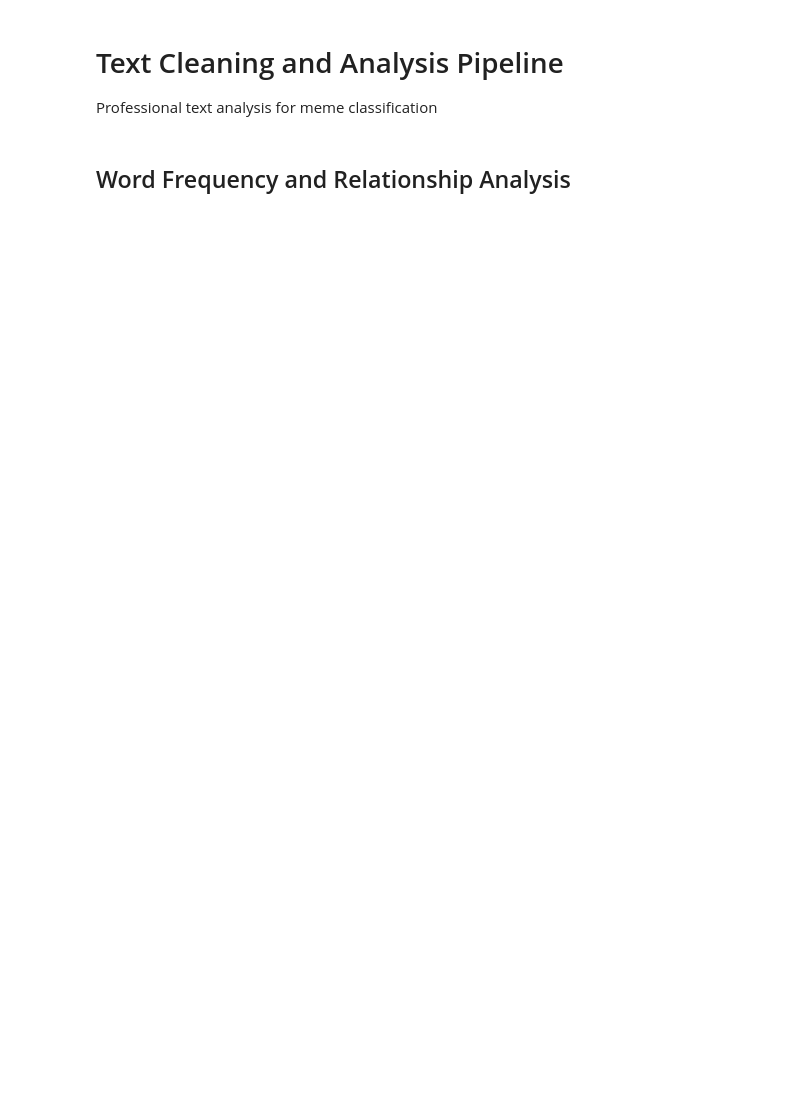
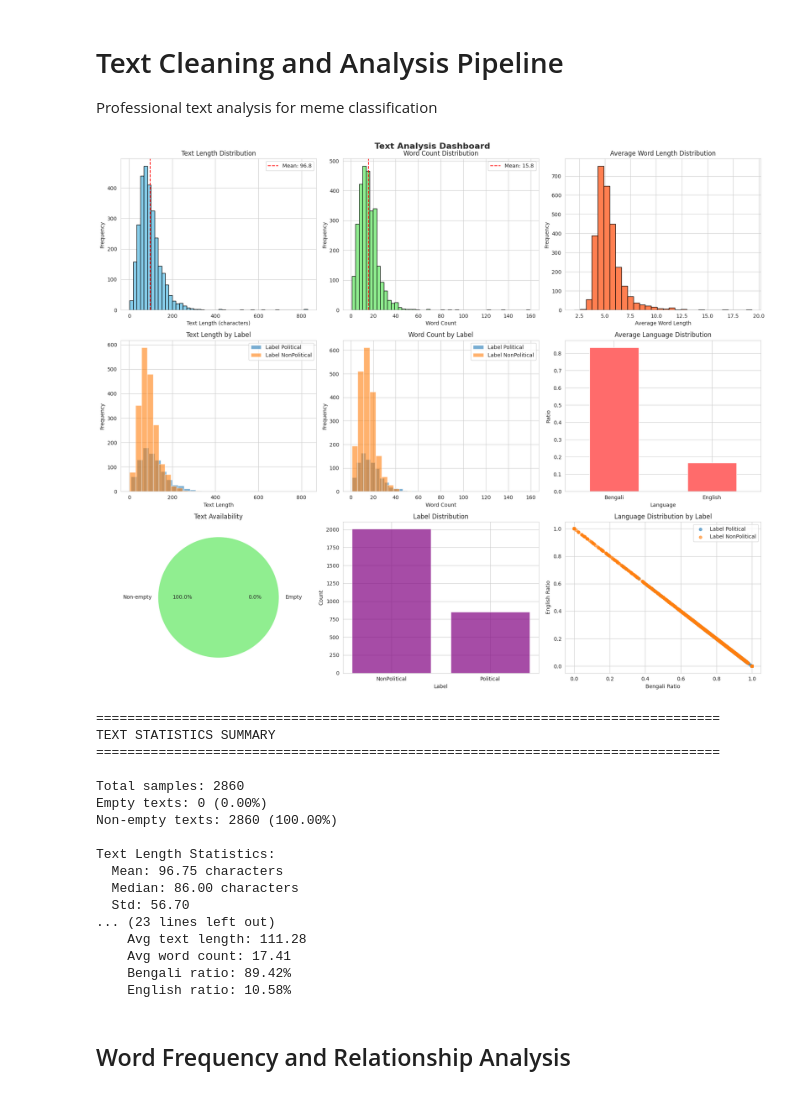
Before and after one commit to tam1mBD/bangla-political-memes-classification, a Jupyter notebook: text_analysis.ipynb, the cells around one changed output. Drawn from its saved outputs; the diff is of its cells as text; code cells hidden in the pictures; blank space fills up the shorter version.

```diff
--- a/text_analysis.ipynb
+++ b/text_analysis.ipynb
@@ -4,4 +11,4 @@ import pandas as pd #
 # %%
-train_df = pd.read_csv('/data/raw_text/train/train_dataset_cleaned.csv')
-test_df = pd.read_csv('/data/raw_text/test/test_dataset_cleaned.csv')
+train_df = pd.read_csv('data/process/train_dataset_cleaned.csv')
+test_df = pd.read_csv('data/process/test_dataset_cleaned.csv')
 train_df.head()
@@ -12,18 +60,14 @@ test_df.head()
 
 Professional text analysis for meme classification
 # %%
-import matplotlib.pyplot as plt
-import seaborn as sns
-from collections import Counter
-
 # Set style
 sns.set_style('whitegrid')
 plt.rcParams['figure.figsize'] = (15, 8)
 
 # Calculate text statistics
-train_df['text_length'] = train_df['Cleaned_Text'].str.len()
-train_df['word_count'] = train_df['Cleaned_Text'].str.split().str.len()
-train_df['avg_word_length'] = train_df['Cleaned_Text'].apply(
+train_df['text_length'] = train_df['Processed_Text'].str.len()
+train_df['word_count'] = train_df['Processed_Text'].str.split().str.len()
+train_df['avg_word_length'] = train_df['Processed_Text'].apply(
     lambda x: np.mean([len(word) for word in str(x).split()]) if len(str(x).split()) > 0 else 0
 )
 
@@ -38,7 +82,7 @@ def detect_language_ratio(text):
         return 0, 0, 0
     return bengali_chars/total, english_chars/total, total
 
-train_df[['bengali_ratio', 'english_ratio', 'char_count']] = train_df['Cleaned_Text'].apply(
+train_df[['bengali_ratio', 'english_ratio', 'char_count']] = train_df['Processed_Text'].apply(
     lambda x: pd.Series(detect_language_ratio(x))
 )
 
@@ -99,8 +143,8 @@ axes[1, 2].set_xticklabels(['Bengali', 'English'], rotation=0)
 axes[1, 2].legend().remove()
 
 # 7. Empty vs non-empty texts
-empty_count = (train_df['Cleaned_Text'] == '').sum()
-non_empty_count = (train_df['Cleaned_Text'] != '').sum()
+empty_count = (train_df['Processed_Text'] == '').sum()
+non_empty_count = (train_df['Processed_Text'] != '').sum()
 axes[2, 0].pie([empty_count, non_empty_count], labels=['Empty', 'Non-empty'],
                autopct='%1.1f%%', colors=['#FFB6C1', '#90EE90'])
 axes[2, 0].set_title('Text Availability')
@@ -127,33 +171,52 @@ plt.show()
 
 # Print summary statistics
 print("\n" + "="*80)
 print("TEXT STATISTICS SUMMARY")
 print("="*80)
 print(f"\nTotal samples: {len(train_df)}")
 print(f"Empty texts: {empty_count} ({empty_count/len(train_df)*100:.2f}%)")
 print(f"Non-empty texts: {non_empty_count} ({non_empty_count/len(train_df)*100:.2f}%)")
 print(f"\nText Length Statistics:")
 print(f"  Mean: {train_df['text_length'].mean():.2f} characters")
 print(f"  Median: {train_df['text_length'].median():.2f} characters")
 print(f"  Std: {train_df['text_length'].std():.2f}")
 print(f"  Min: {train_df['text_length'].min()}")
 print(f"  Max: {train_df['text_length'].max()}")
 print(f"\nWord Count Statistics:")
 print(f"  Mean: {train_df['word_count'].mean():.2f} words")
 print(f"  Median: {train_df['word_count'].median():.2f} words")
 print(f"  Std: {train_df['word_count'].std():.2f}")
 print(f"\nLanguage Distribution:")
 print(f"  Average Bengali ratio: {train_df['bengali_ratio'].mean():.2%}")
 print(f"  Average English ratio: {train_df['english_ratio'].mean():.2%}")
 print(f"\nStatistics by Label:")
 for label in sorted(train_df['Label'].unique()):
     label_data = train_df[train_df['Label'] == label]
     print(f"\n  Label {label}:")
     print(f"    Count: {len(label_data)}")
     print(f"    Avg text length: {label_data['text_length'].mean():.2f}")
     print(f"    Avg word count: {label_data['word_count'].mean():.2f}")
     print(f"    Bengali ratio: {label_data['bengali_ratio'].mean():.2%}")
     print(f"    English ratio: {label_data['english_ratio'].mean():.2%}")
+# %% [output]
+[figure, added]
+================================================================================
+TEXT STATISTICS SUMMARY
+================================================================================
+
+Total samples: 2860
+Empty texts: 0 (0.00%)
+Non-empty texts: 2860 (100.00%)
+
+Text Length Statistics:
+  Mean: 96.75 characters
+  Median: 86.00 characters
+  Std: 56.70
+... (23 lines left out)
+    Avg text length: 111.28
+    Avg word count: 17.41
+    Bengali ratio: 89.42%
+    English ratio: 10.58%
 # %% [markdown]
 ## Word Frequency and Relationship Analysis
 # %%
```
Also changed, not shown: parts of 5 cells of this notebook, 8 other files.
